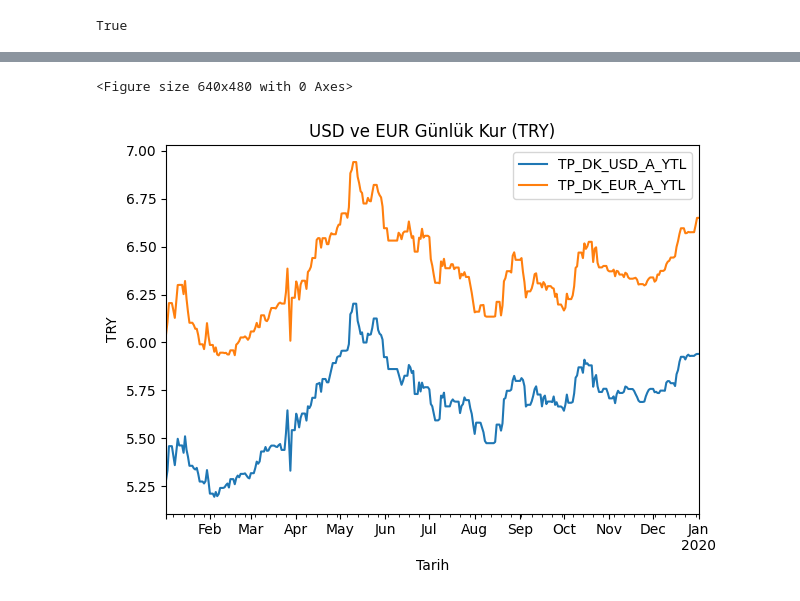
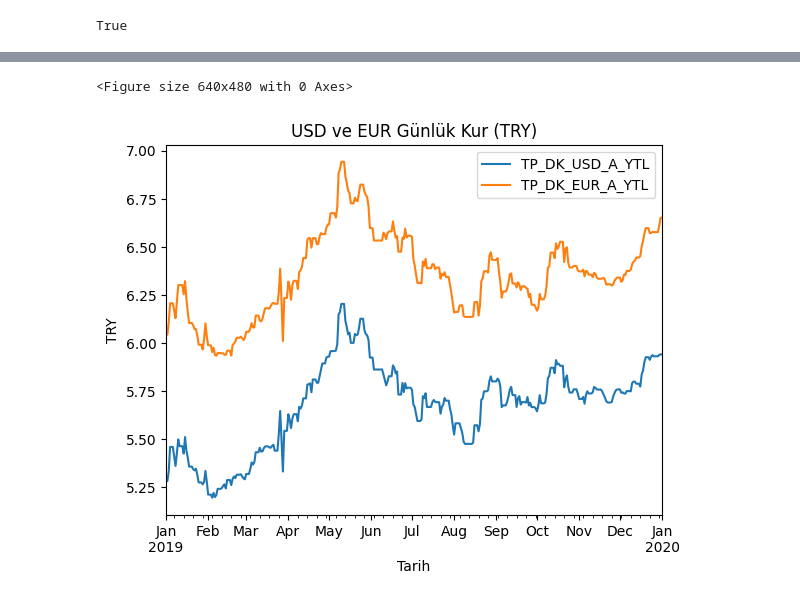
Before and after one commit to utku-13/EVDS-verileri-ile-modelleme, a Jupyter notebook: data_analysis.ipynb, the cells around one changed output, grey strips where cells are left out. Drawn from its saved outputs; the diff is of its cells as text; code cells hidden in the pictures.

```diff
--- a/data_analysis.ipynb
+++ b/data_analysis.ipynb
@@ -92,19 +92,16 @@ dtype: int64
 # %%
 # We will plot the correct graphs to see the relationship between the variables.
 
 data_completed['Tarih'] = pd.to_datetime(data_completed['Tarih'], dayfirst=True, format='%d-%m-%Y')
 data_completed = data_completed.set_index('Tarih').sort_index()
 
-data_completed_interp = data_completed.interpolate(method='linear')
-
 # 3) USD & EUR kuru grafiği
 plt.figure()
-data_completed_interp[['TP_DK_USD_A_YTL', 'TP_DK_EUR_A_YTL']].plot()
+data_completed[['TP_DK_USD_A_YTL', 'TP_DK_EUR_A_YTL']].plot()
 plt.title('USD ve EUR Günlük Kur (TRY)')
 plt.xlabel('Tarih')
 plt.ylabel('TRY')
-plt.tight_layout()
 plt.show()
 # %% [output]
 <Figure size 640x480 with 0 Axes>
-[figure, old version]
+[figure, new version]
```
Also changed, not shown: parts of 2 cells of this notebook.
